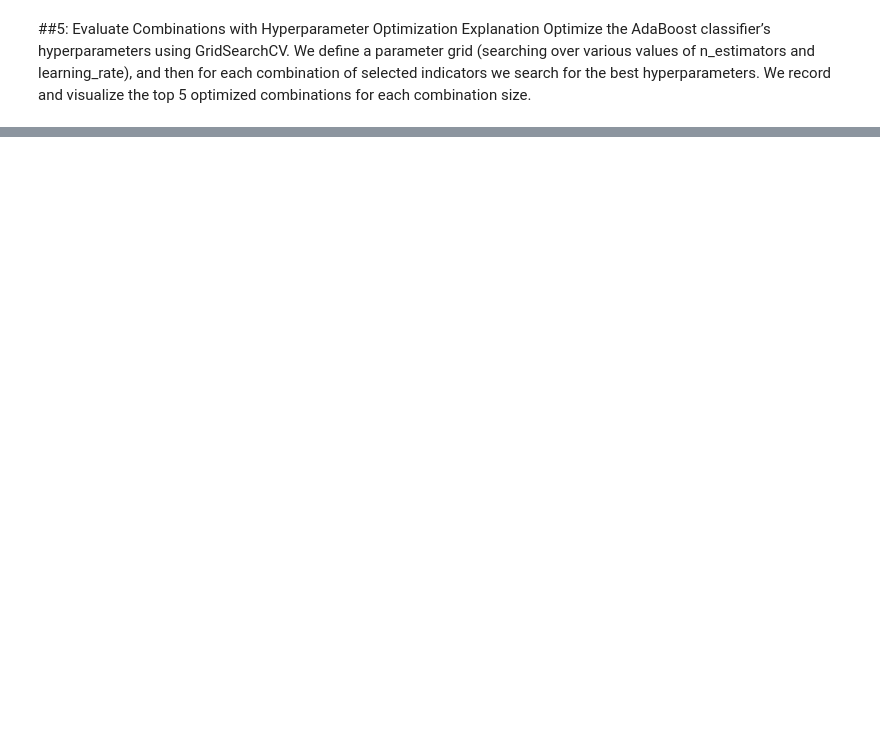
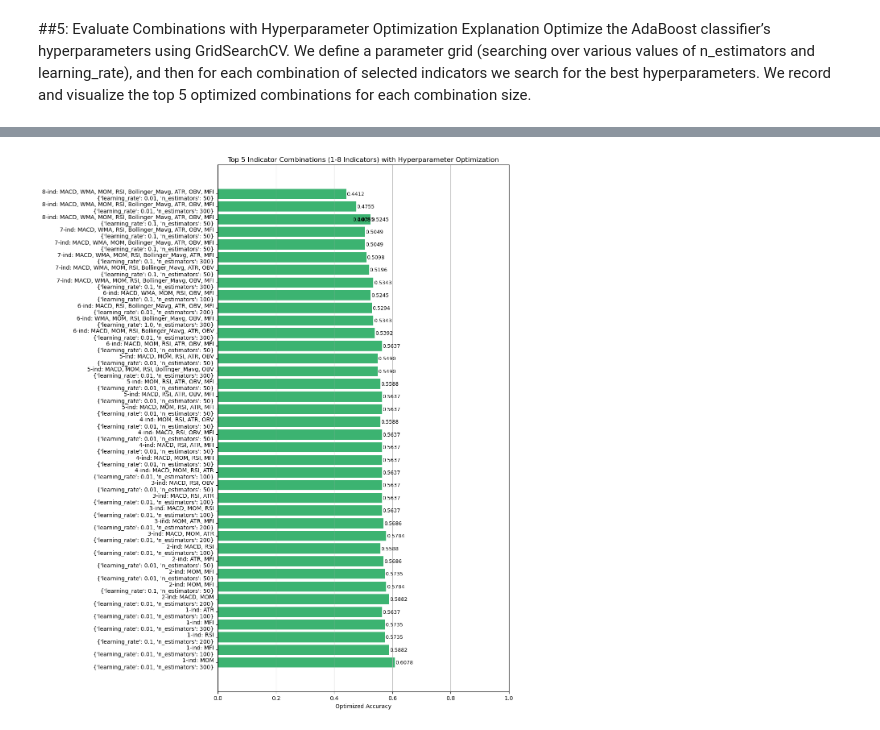
Before and after one commit to oneMaximus/MLProj, a Jupyter notebook: AdaBoost.ipynb, the cells around one changed output, grey strips where cells are left out. Saved outputs shown, nothing was run; the diff lists cells and outputs as text; code cells hidden in the pictures; blank space fills up the shorter version.

```diff
--- a/AdaBoost.ipynb
+++ b/AdaBoost.ipynb
@@ -322,0 +344,22 @@ plt.show()
+# %%
+# Prepare data for visualization of the optimized results
+labels_opt, accuracies_opt = [], []
+for num, combos in best_combinations_opt.items():
+    for combo, acc, best_params in combos:
+        labels_opt.append(f"{num}-ind: {', '.join(combo)}\n{best_params}")
+        accuracies_opt.append(acc)
+
+plt.figure(figsize=(12, 14))
+plt.barh(labels_opt, accuracies_opt, color='mediumseagreen')
+for bar in plt.gca().patches:
+    width = bar.get_width()
+    plt.text(width + 0.002, bar.get_y() + bar.get_height()/2,
+             f'{width:.4f}', va='center', fontsize=9)
+plt.xlabel('Optimized Accuracy')
+plt.title('Top 5 Indicator Combinations (1-8 Indicators) with Hyperparameter Optimization')
+plt.xlim(0, 1)
+plt.grid(axis='x')
+plt.tight_layout()
+plt.show()
+# %% [output]
+[figure, added]
```
Also changed, not shown: parts of 4 cells of this notebook.
